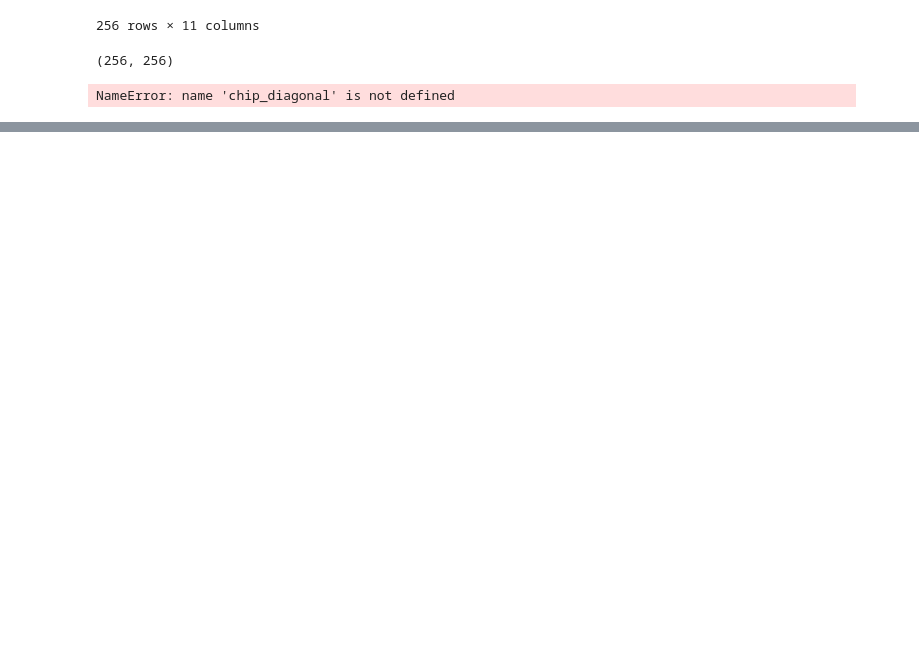
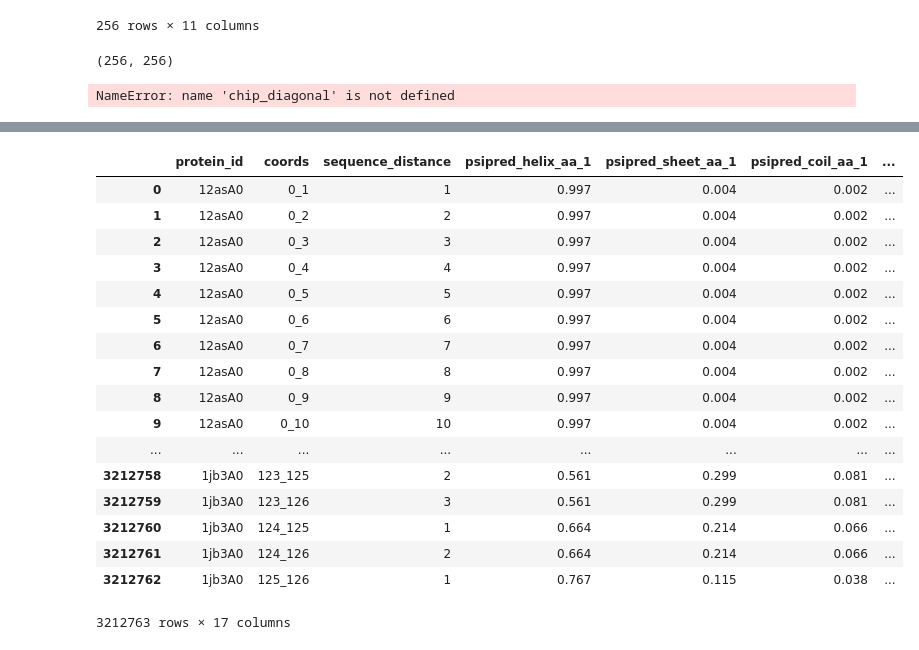
Before and after one commit to koneill1994/Protein_TDA_Analysis, a Jupyter notebook: diag_chip_package.ipynb, the cells around one changed output, grey strips where cells are left out. Drawn from its saved outputs; the diff is of its cells as text; code cells hidden in the pictures; blank space fills up the shorter version.

Commit message:
Added pairwise dataframe creation code

```diff
--- a/diag_chip_package.ipynb
+++ b/diag_chip_package.ipynb
@@ -1217,0 +1199,12 @@ NameError: name 'chip_diagonal' is not defined
+# %%
+# raymer's idea
+
+# each row is a pairwise comparison between 2 amino acids
+#
+# 2d features will be a single column
+# 1d features will be one column each per amino acid
+# i.e. psisolv for AA_1, psisolv for AA_2
+
+
+pdb_list, length_dict, input_features = np.load("datasets/sample-input-features.npy",allow_pickle=True)
+pdb_list_y, distance_maps_cb = np.load("datasets/sample-distance-maps-cb.npy",encoding="latin1",allow_pickle=True)
@@ -1217,0 +1268,21 @@ NameError: name 'chip_diagonal' is not defined
+# %%
+df
+# %% [output]
+|  | protein_id | coords | sequence_distance | psipred_helix_aa_1 | psipred_sheet_aa_1 | psipred_coil_aa_1 | ... |
+| 0 | 12asA0 | 0_1 | 1 | 0.997 | 0.004 | 0.002 | ... |
+| 1 | 12asA0 | 0_2 | 2 | 0.997 | 0.004 | 0.002 | ... |
+| 2 | 12asA0 | 0_3 | 3 | 0.997 | 0.004 | 0.002 | ... |
+| 3 | 12asA0 | 0_4 | 4 | 0.997 | 0.004 | 0.002 | ... |
+| 4 | 12asA0 | 0_5 | 5 | 0.997 | 0.004 | 0.002 | ... |
+| 5 | 12asA0 | 0_6 | 6 | 0.997 | 0.004 | 0.002 | ... |
+| 6 | 12asA0 | 0_7 | 7 | 0.997 | 0.004 | 0.002 | ... |
+| 7 | 12asA0 | 0_8 | 8 | 0.997 | 0.004 | 0.002 | ... |
+| 8 | 12asA0 | 0_9 | 9 | 0.997 | 0.004 | 0.002 | ... |
+| 9 | 12asA0 | 0_10 | 10 | 0.997 | 0.004 | 0.002 | ... |
+| ... | ... | ... | ... | ... | ... | ... | ... |
+| 3212758 | 1jb3A0 | 123_125 | 2 | 0.561 | 0.299 | 0.081 | ... |
+| 3212759 | 1jb3A0 | 123_126 | 3 | 0.561 | 0.299 | 0.081 | ... |
+| 3212760 | 1jb3A0 | 124_125 | 1 | 0.664 | 0.214 | 0.066 | ... |
+| 3212761 | 1jb3A0 | 124_126 | 2 | 0.664 | 0.214 | 0.066 | ... |
+| 3212762 | 1jb3A0 | 125_126 | 1 | 0.767 | 0.115 | 0.038 | ... |
+3212763 rows × 17 columns
```
Also changed, not shown: parts of 4 cells of this notebook.
